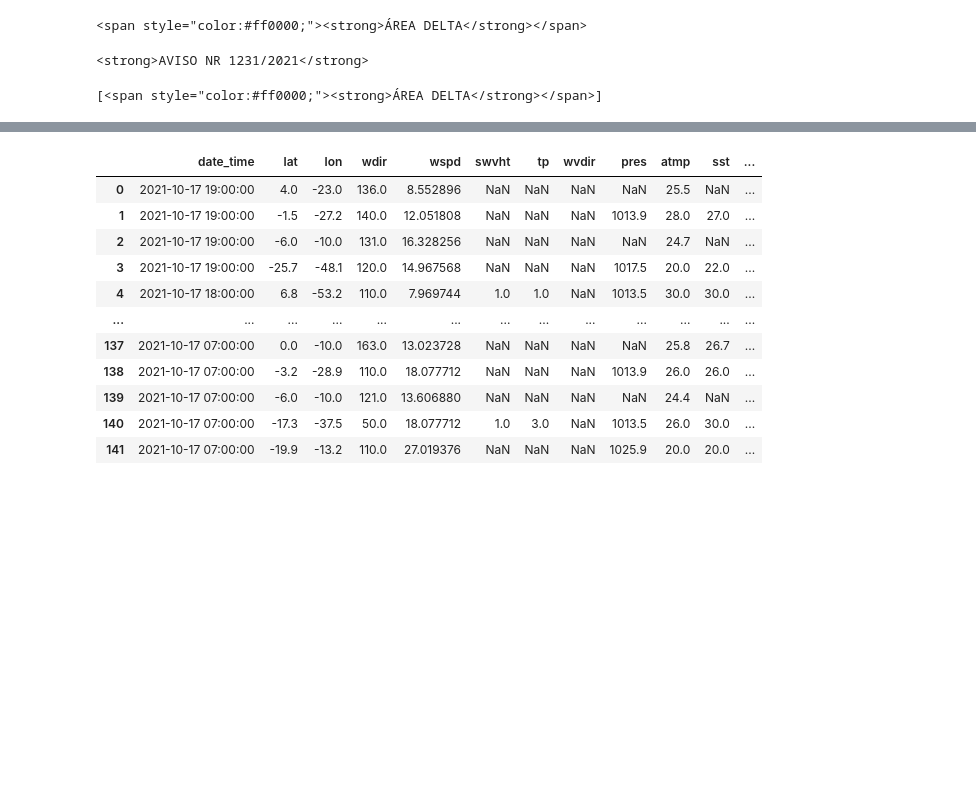
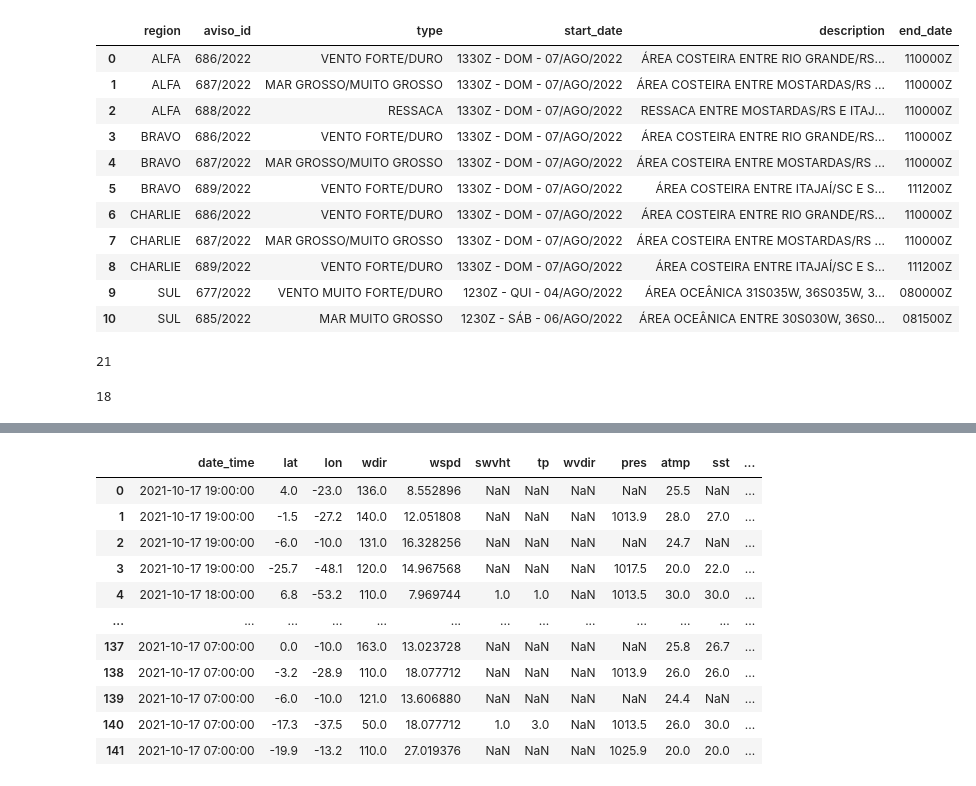
Before and after one commit to soutobias/oceanoobsbrasil, a Jupyter notebook: notebooks/chm.ipynb, the cells around one changed output, grey strips where cells are left out. Cells and saved outputs as stored; diff of their text form; code cells hidden in the pictures; blank space fills up the shorter version.

```diff
--- a/notebooks/chm.ipynb
+++ b/notebooks/chm.ipynb
@@ -42,16 +32,3 @@ soup
 # %%
-all = soup.find("div",  {"class": "field-item even"})
+all = soup.find("div",  {"class": "region region-content"})
 ps = all.find_all("p")
-# %%
-for p in ps:
-    area = p.find("span", attrs={'style':'color:#ff0000;'})
-    if area:
-        number = .find('strong')
-        number
-        print(area)
-# %% [output]
-<span style="color:#ff0000;"><strong>ÁREA DELTA</strong></span>
-# %%
-ps[4].find('strong')
-# %% [output]
-<strong>AVISO NR 1231/2021</strong>
@@ -60,5 +35,59 @@ areas = soup.find_all("span", attrs={'style':'color:#ff0000;'})
-# %%
-areas
-# %% [output]
-[<span style="color:#ff0000;"><strong>ÁREA DELTA</strong></span>]
+# %%
+regions_all = ['ALFA', 'BRAVO', 'CHARLIE', 'DELTA', 'ECHO', 'FOXTROT', 'GOLF', 'HOTEL', 'SUL', 'NORTE']
+idxs= []
+regions = []
+for i in range(len(ps)):
+    r = ps[i].find("span", {'style': "color:#ff0000;"})
+    if r:
+        for rr in regions_all:
+            if rr in r.text:
+                regions.append(rr)
+                idxs.append(i)
+                break
+idxs.append(len(ps)-1)
+idx = []
+for i in range(len(idxs)-1):
+    idx.append((idxs[i], idxs[i+1]))
+# %%
+params = []
+for index, region in enumerate(regions):
+    for i in range(idx[index][0]+1,idx[index][1]):
+        r = ps[i].strong
+        if r:
+            param = {}
+            param['region'] = region
+            param['aviso_id'] = r.text.strip()
+            param['aviso_id'] = re.findall('[0-9]+/[0-9]+', param['aviso_id'])[0]
+            all = ps[i].text.strip()
+            all = all.replace('\t', '').split('\n')
+            param['type'] = all[1].replace('AVISO DE', '').strip()
+            param['start_date'] = all[2].replace('EMITIDO ÀS', '').strip()
+            param['description'] = all[3].strip()
+            param['end_date'] = all[4].replace('VÁLIDO ATÉ', '').replace('.', '').strip()
+            param['institution'] = 'CHM'
+            params.append(param)
+pd.DataFrame(params)
+# %% [output]
+|  | region | aviso_id | type | start_date | description | end_date |
+| 0 | ALFA | 686/2022 | VENTO FORTE/DURO | 1330Z - DOM - 07/AGO/2022 | ÁREA COSTEIRA ENTRE RIO GRANDE/RS... | 110000Z |
+| 1 | ALFA | 687/2022 | MAR GROSSO/MUITO GROSSO | 1330Z - DOM - 07/AGO/2022 | ÁREA COSTEIRA ENTRE MOSTARDAS/RS ... | 110000Z |
+| 2 | ALFA | 688/2022 | RESSACA | 1330Z - DOM - 07/AGO/2022 | RESSACA ENTRE MOSTARDAS/RS E ITAJ... | 110000Z |
+| 3 | BRAVO | 686/2022 | VENTO FORTE/DURO | 1330Z - DOM - 07/AGO/2022 | ÁREA COSTEIRA ENTRE RIO GRANDE/RS... | 110000Z |
+| 4 | BRAVO | 687/2022 | MAR GROSSO/MUITO GROSSO | 1330Z - DOM - 07/AGO/2022 | ÁREA COSTEIRA ENTRE MOSTARDAS/RS ... | 110000Z |
+| 5 | BRAVO | 689/2022 | VENTO FORTE/DURO | 1330Z - DOM - 07/AGO/2022 | ÁREA COSTEIRA ENTRE ITAJAÍ/SC E S... | 111200Z |
+| 6 | CHARLIE | 686/2022 | VENTO FORTE/DURO | 1330Z - DOM - 07/AGO/2022 | ÁREA COSTEIRA ENTRE RIO GRANDE/RS... | 110000Z |
+| 7 | CHARLIE | 687/2022 | MAR GROSSO/MUITO GROSSO | 1330Z - DOM - 07/AGO/2022 | ÁREA COSTEIRA ENTRE MOSTARDAS/RS ... | 110000Z |
+| 8 | CHARLIE | 689/2022 | VENTO FORTE/DURO | 1330Z - DOM - 07/AGO/2022 | ÁREA COSTEIRA ENTRE ITAJAÍ/SC E S... | 111200Z |
+| 9 | SUL | 677/2022 | VENTO MUITO FORTE/DURO | 1230Z - QUI - 04/AGO/2022 | ÁREA OCEÂNICA 31S035W, 36S035W, 3... | 080000Z |
+| 10 | SUL | 685/2022 | MAR MUITO GROSSO | 1230Z - SÁB - 06/AGO/2022 | ÁREA OCEÂNICA ENTRE 30S030W, 36S0... | 081500Z |
+# %%
+hour = datetime.now().hour
+hour=datetime.now().hour//6*6
+hour
+# %% [output]
+21
+# %%
+hour = datetime.now().hour//6*6
+# %% [output]
+18
 # %%
```
Also changed, not shown: parts of 7 cells of this notebook, 7 other files.
